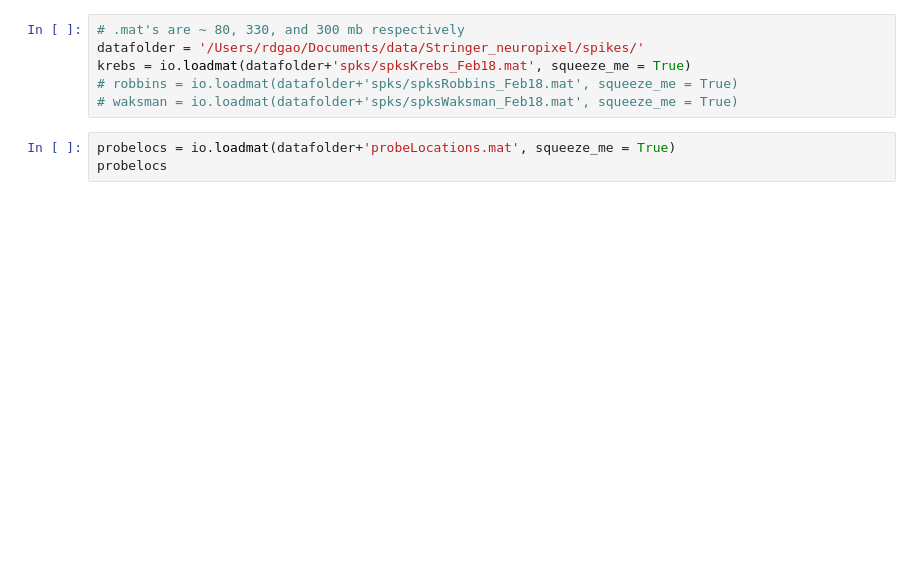
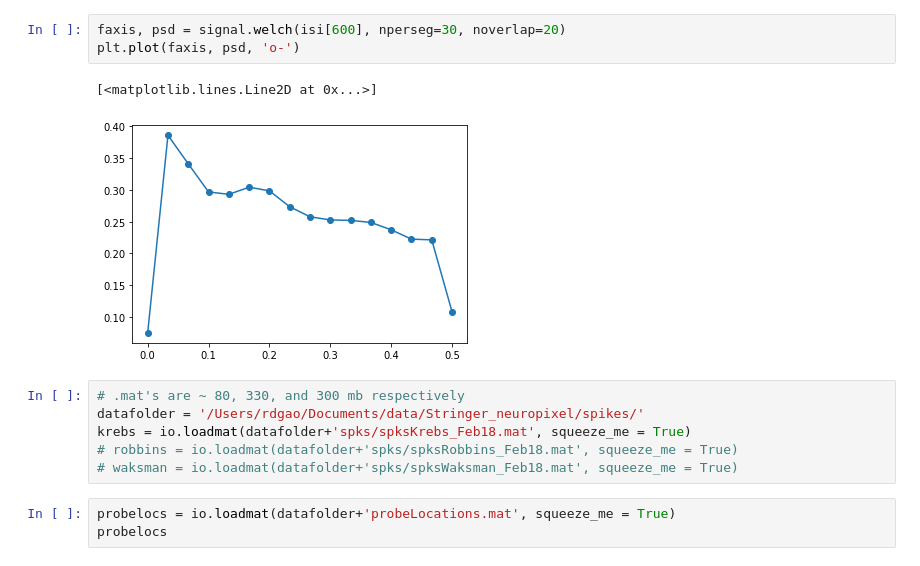
Before and after one commit to rdgao/SpaceRecon, a Jupyter notebook: notebooks/ISI_embedding.ipynb, the cells around one changed output. Saved outputs shown, nothing was run; the diff lists cells and outputs as text; blank space fills up the shorter version.

```diff
--- a/notebooks/ISI_embedding.ipynb
+++ b/notebooks/ISI_embedding.ipynb
@@ -11,3 +72,9 @@ import pandas as pd
+# %%
+faxis, psd = signal.welch(isi[600], nperseg=30, noverlap=20)
+plt.plot(faxis, psd, 'o-')
+# %% [output]
+[<matplotlib.lines.Line2D at 0x...>]
+[figure, added]
 # %%
 # .mat's are ~ 80, 330, and 300 mb respectively
 datafolder = '/Users/rdgao/Documents/data/Stringer_neuropixel/spikes/'
```
Also changed, not shown: parts of 17 cells of this notebook, 4 other files.
